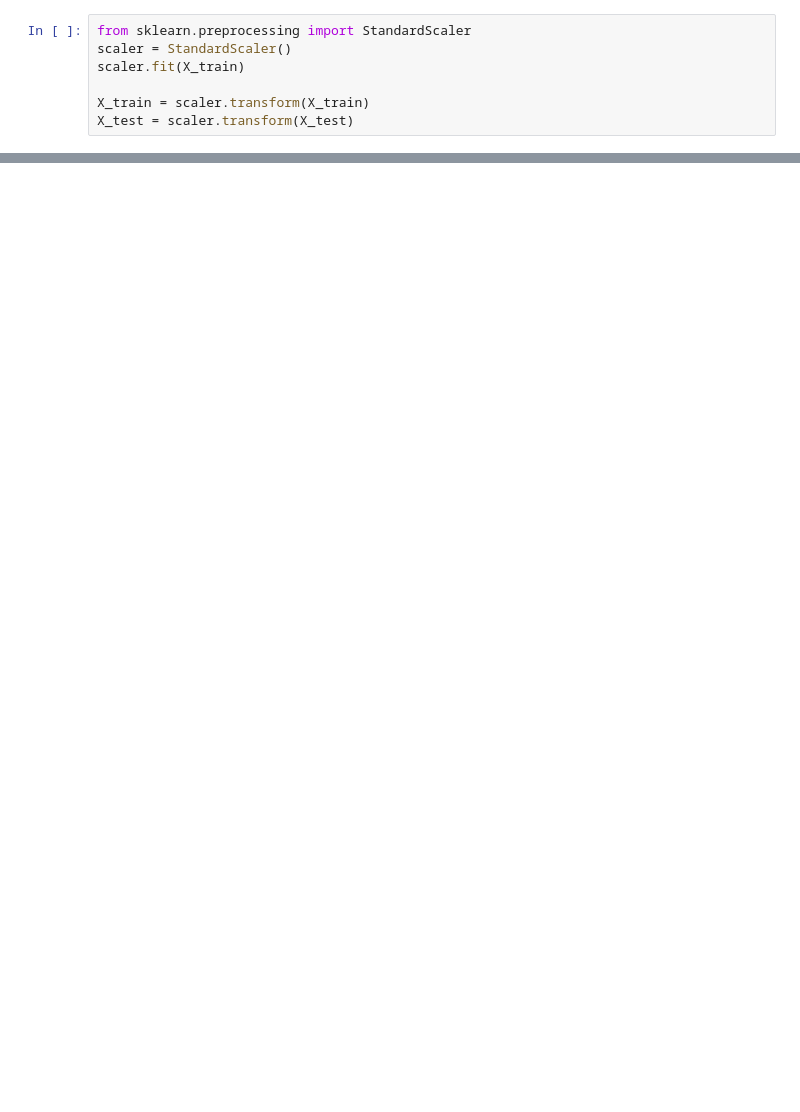
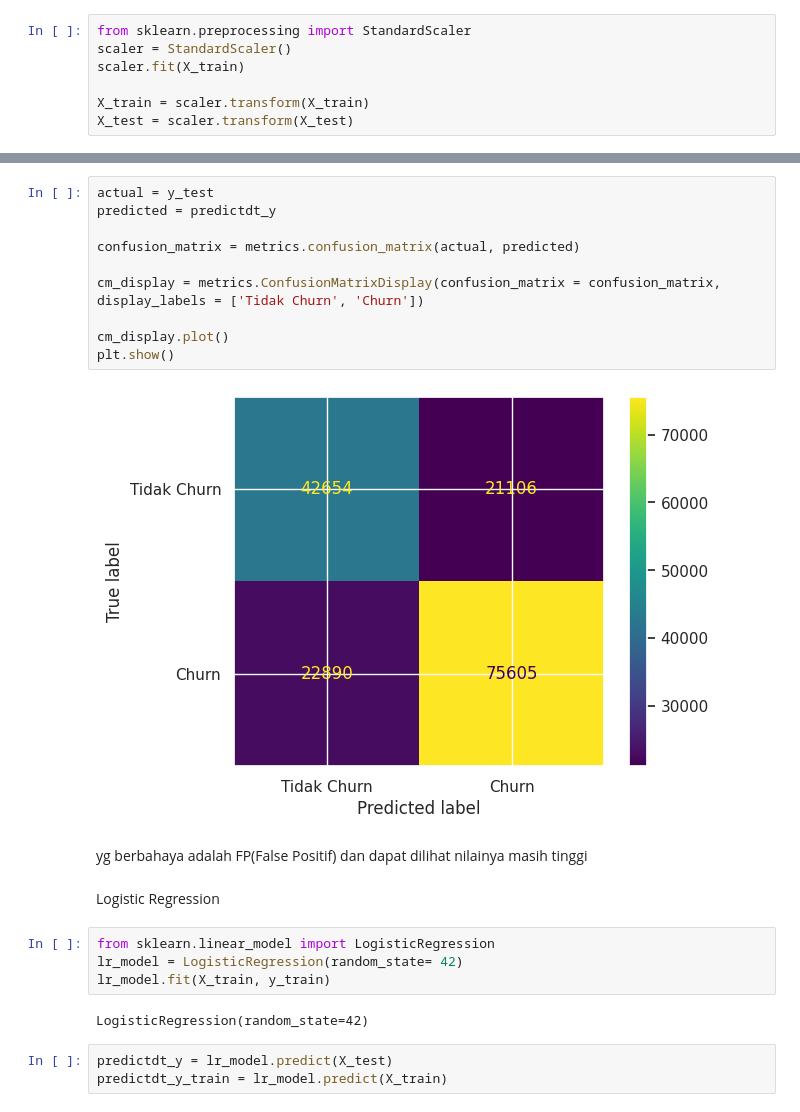
Before and after one commit to zlkhyr/FinalProject_StartUpCampus, a Jupyter notebook: Anteros_FinalProject_Production.ipynb, the cells around one changed output, grey strips where cells are left out. Drawn from its saved outputs; the diff is of its cells as text; blank space fills up the shorter version.

Commit message:
baseline model

```diff
--- a/Anteros_FinalProject_Production.ipynb
+++ b/Anteros_FinalProject_Production.ipynb
@@ -462,0 +543,25 @@ recall 0.7656425107908081
+# %%
+actual = y_test
+predicted = predictdt_y
+
+confusion_matrix = metrics.confusion_matrix(actual, predicted)
+
+cm_display = metrics.ConfusionMatrixDisplay(confusion_matrix = confusion_matrix, display_labels = ['Tidak Churn', 'Churn'])
+
+cm_display.plot()
+plt.show()
+# %% [output]
+[figure, added]
+# %% [markdown]
+yg berbahaya adalah FP(False Positif) dan dapat dilihat nilainya masih tinggi
+# %% [markdown]
+Logistic Regression
+# %%
+from sklearn.linear_model import LogisticRegression
+lr_model = LogisticRegression(random_state= 42)
+lr_model.fit(X_train, y_train)
+# %% [output]
+LogisticRegression(random_state=42)
+# %%
+predictdt_y = lr_model.predict(X_test)
+predictdt_y_train = lr_model.predict(X_train)
```
Also changed, not shown: parts of 45 cells of this notebook.
